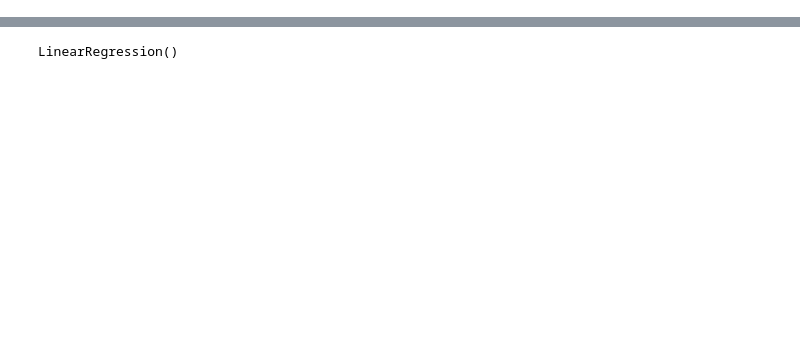
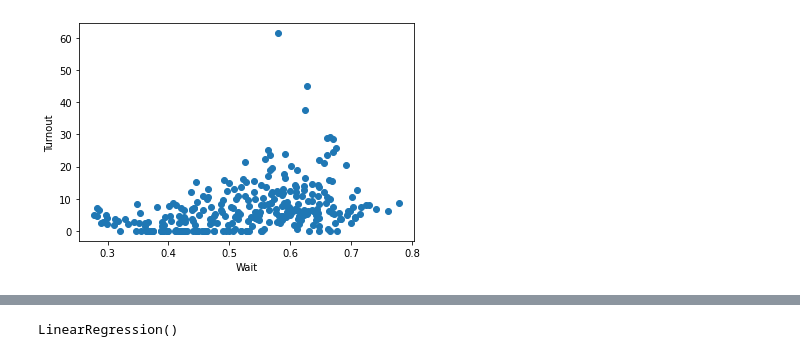
Before and after one commit to mmingoia/HTML_MN_Group_Project, a Jupyter notebook: election.ipynb, the cells around one changed output, grey strips where cells are left out. Cells and saved outputs as stored; diff of their text form; code cells hidden in the pictures; blank space fills up the shorter version.

```diff
--- a/election.ipynb
+++ b/election.ipynb
@@ -340,0 +258,8 @@ X = df2_new.wait.values.reshape(-1, 1)
+# %%
+# Exploring the relationship beetween one variable - Wait and outcome - Turnout
+plt.scatter(df_new.voterturnout, df_new.wait)
+plt.xlabel('Wait')
+plt.ylabel('Turnout')
+plt.show()
+# %% [output]
+[figure, added]
```
Also changed, not shown: parts of 143 cells of this notebook.
